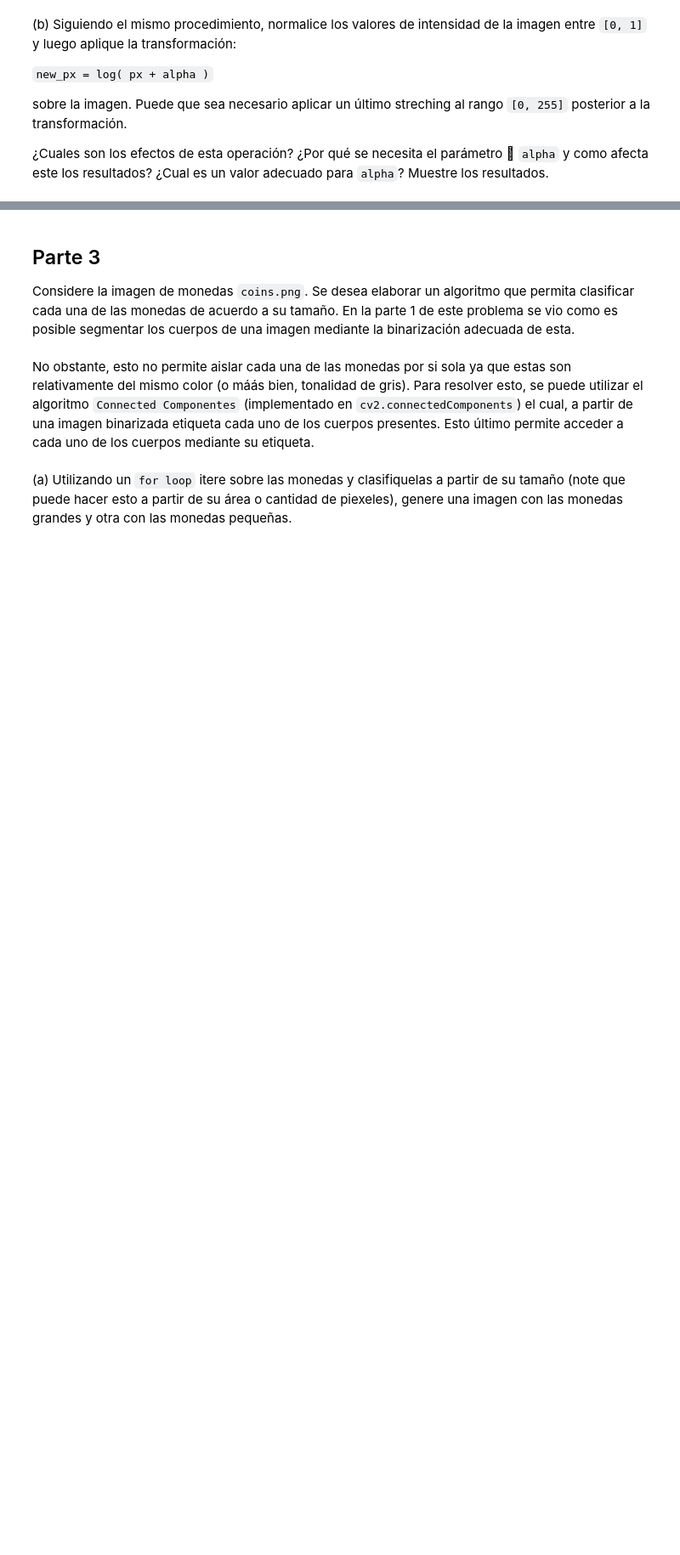
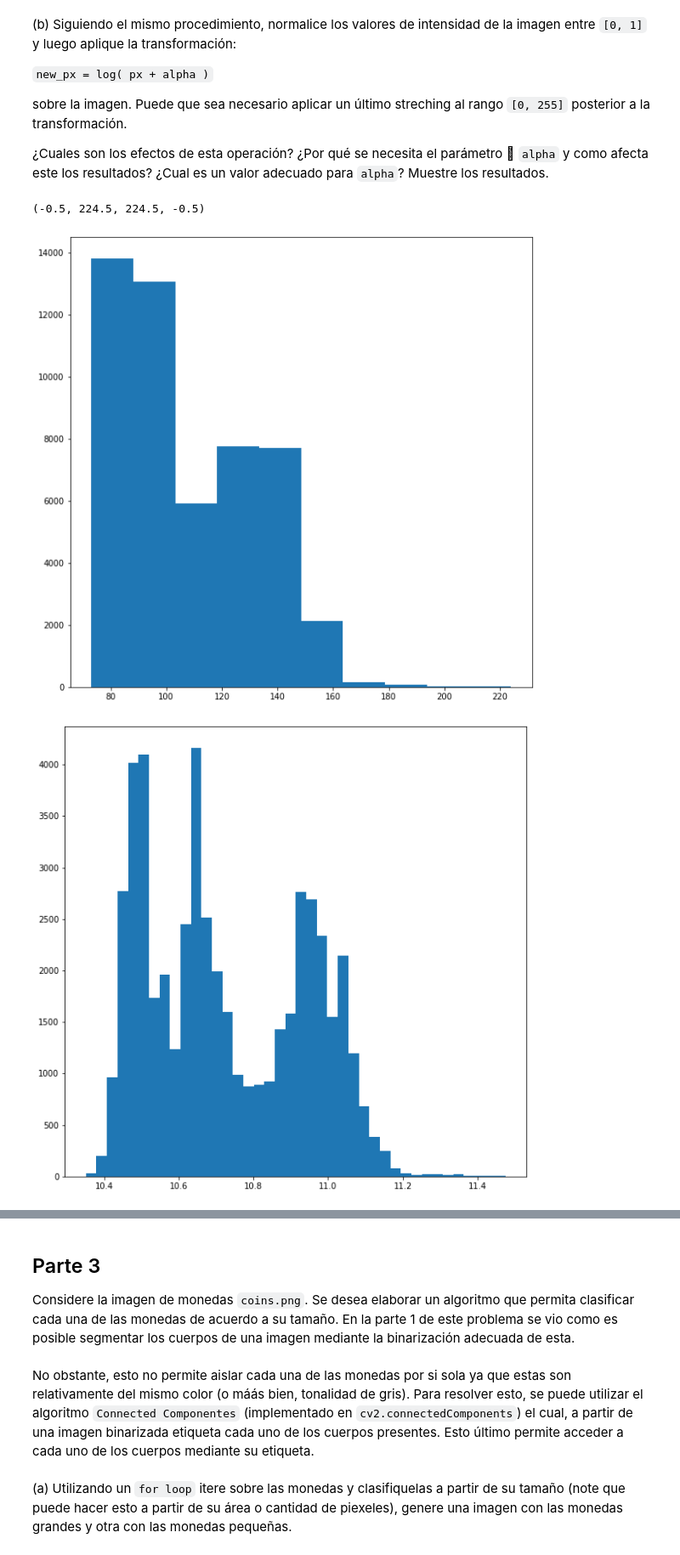
Before and after one commit to DiemenMemen/ME4707, a Jupyter notebook: tarea_01.ipynb, the cells around one changed output, grey strips where cells are left out. Shown at 85% size. Saved outputs shown, nothing was run; the diff lists cells and outputs as text; code cells hidden in the pictures; blank space fills up the shorter version.

```diff
--- a/tarea_01.ipynb
+++ b/tarea_01.ipynb
@@ -314,48 +330,61 @@ un valor adecuado para `alpha`? Muestre los resultados.
 # RESPUESTA PREGUNTA 1 PARTE 2.b
 
 # leer imagen
+
 img = cv2.imread('tarea_01//images//old.jpg')
 img = cv2.cvtColor(img, cv2.COLOR_BGR2GRAY)
 
 # transformar imagen a np.float32
 
+img=img.astype(np.float32)
 
 # plotear histograma de la imagen
 
+flat = img.flatten()
+fig = plt.figure(figsize=(10, 10))
+plt.hist(flat)
 
 # normalizar imagen (stretch entre 0 y 1)
-v_min =
-v_max =
+
+v_min = np.min(img)/255
+v_max = np.max(img)/255
 
 for i in range(img.shape[0]):
   for j in range(img.shape[1]):
-    img[i, j] =
+    img[i, j] = 255*(img[i, j] - v_min)/(v_max - v_min)
 
 # transformar imagen
 alpha = 0.05
 
 for i in range(img.shape[0]):
   for j in range(img.shape[1]):
-    img[i, j] =
-
+    img[i, j] = np.log( img[i, j] + alpha)
 
 # plotear histograma de la imagen transformada
+
+flat = img.flatten()
+fig = plt.figure(figsize=(10, 10))
 plt.hist(img.flatten(), 40)
 
 
 # normalizar imagen (stretch entre 0 y 255)
-v_min =
-v_max =
+
+v_min = np.min(img)
+v_max = np.max(img)
 
 for i in range(img.shape[0]):
   for j in range(img.shape[1]):
-    img[i, j] =
-
+    img[i, j] = 255*(img[i, j] - v_min)/(v_max - v_min)
 
 # transformar imagen a np.uint8
 
+img = img.astype(np.uint8)
 
 # mostrar imagen
 fig = plt.figure(figsize=(10, 10))
 plt.imshow(img, cmap='gray')
 plt.axis('off')
+# %% [output]
+(-0.5, 224.5, 224.5, -0.5)
+[figure, added]
+[figure, added]
```
Also changed, not shown: parts of 5 cells of this notebook.
